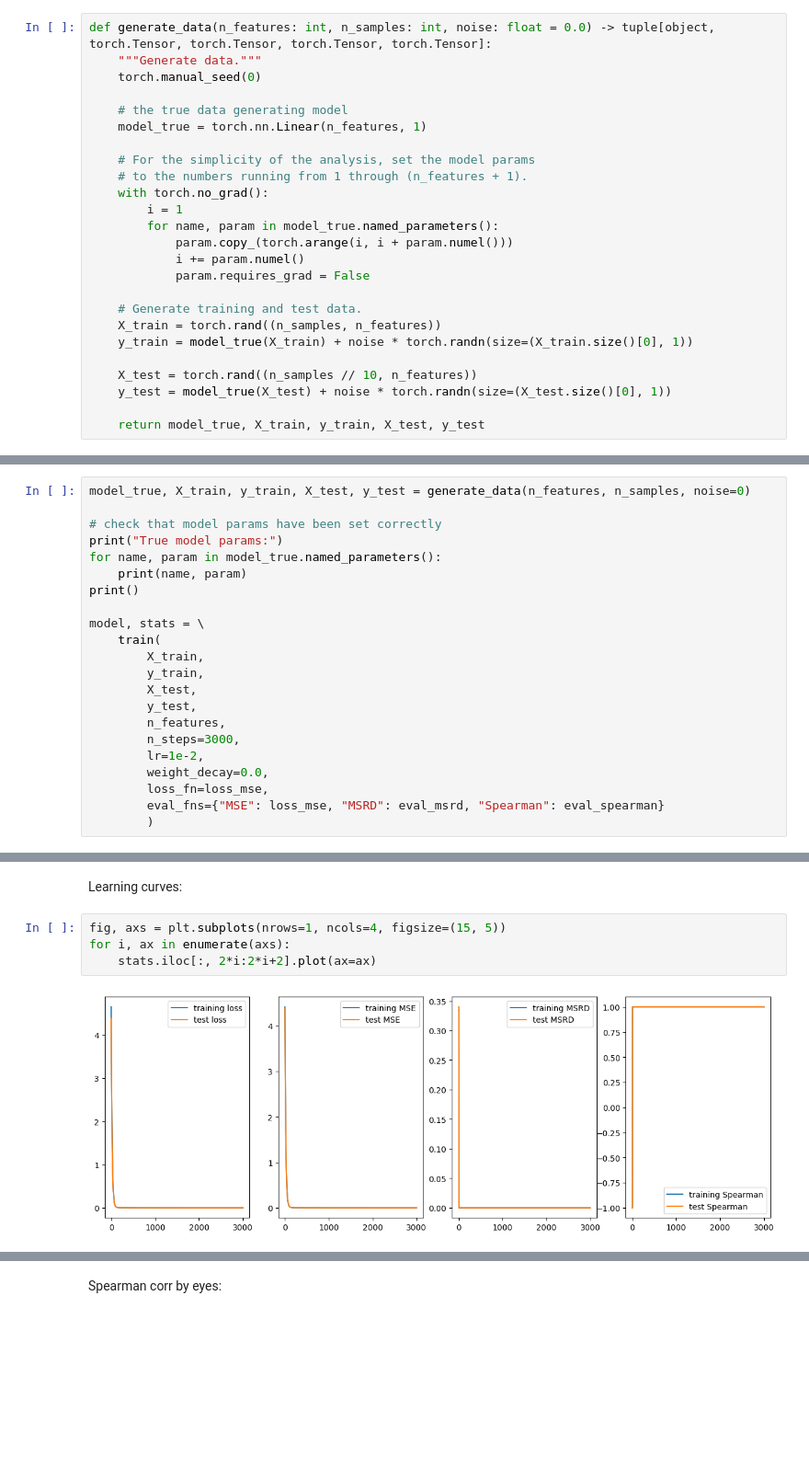
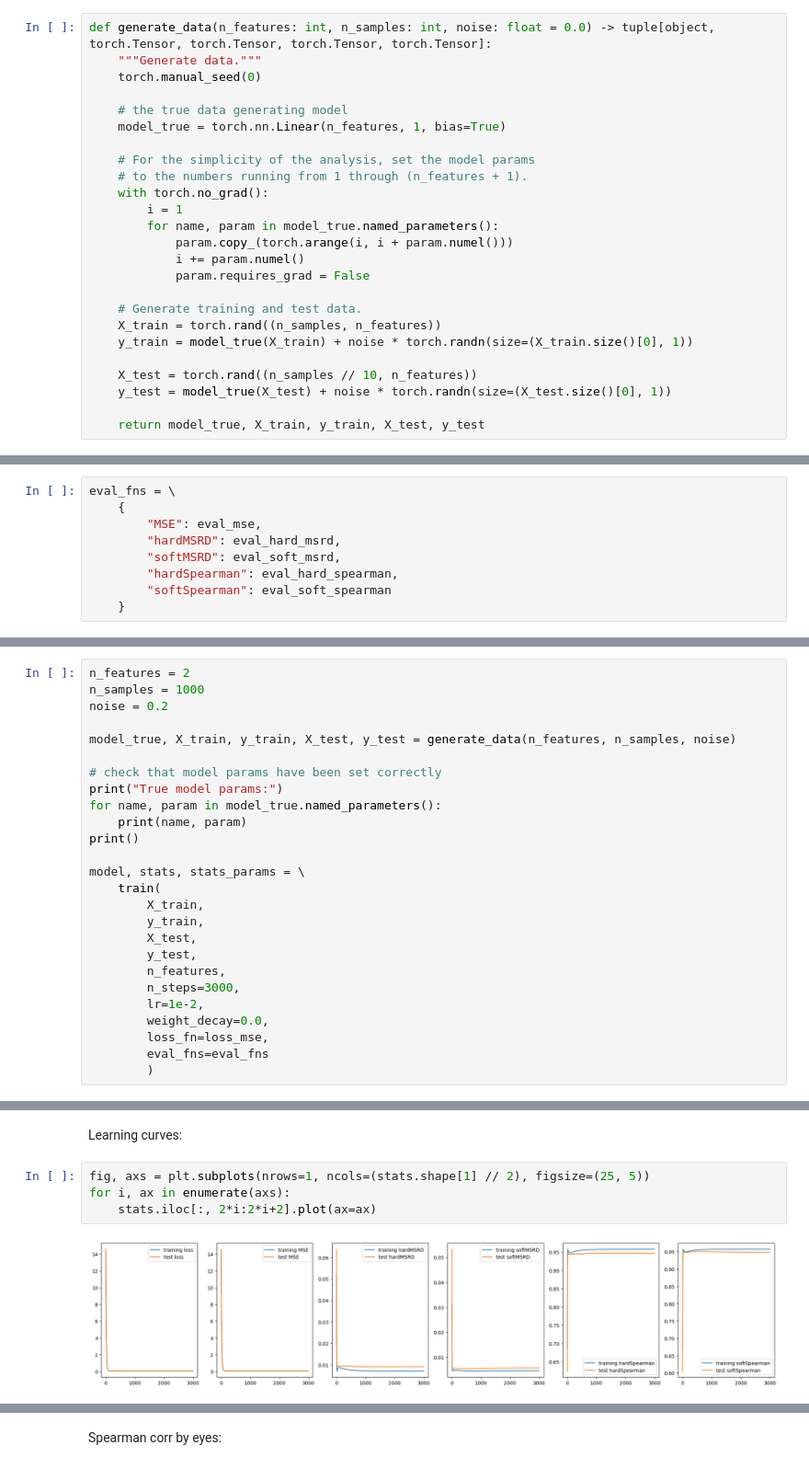
Before and after one commit to vcerchez/challenge-electricity-price, a Jupyter notebook: src/spearman_proxy_lr.ipynb, the cells around one changed output, grey strips where cells are left out. Shown at 92% size. Drawn from its saved outputs; the diff is of its cells as text; blank space fills up the shorter version.

```diff
--- a/src/spearman_proxy_lr.ipynb
+++ b/src/spearman_proxy_lr.ipynb
@@ -24,7 +18,7 @@ def generate_data(n_features: int, n_samples: int, noise: float = 0.0) -> tuple[
     torch.manual_seed(0)
 
     # the true data generating model
-    model_true = torch.nn.Linear(n_features, 1)
+    model_true = torch.nn.Linear(n_features, 1, bias=True)
 
     # For the simplicity of the analysis, set the model params
     # to the numbers running from 1 through (n_features + 1).
@@ -226,7 +267,20 @@ def eval_spearman(y: torch.Tensor, y_hat: torch.Tensor) -> torch.Tensor:
+# %%
+eval_fns = \
+    {
+        "MSE": eval_mse,
+        "hardMSRD": eval_hard_msrd,
+        "softMSRD": eval_soft_msrd,
+        "hardSpearman": eval_hard_spearman,
+        "softSpearman": eval_soft_spearman
+    }
 # %% [markdown]
 ## Objective: MSE, eval: MSE
 # %%
-model_true, X_train, y_train, X_test, y_test = generate_data(n_features, n_samples, noise=0)
+n_features = 2
+n_samples = 1000
+noise = 0.2
+
+model_true, X_train, y_train, X_test, y_test = generate_data(n_features, n_samples, noise)
 
 # check that model params have been set correctly
 print("True model params:")
@@ -234,7 +288,7 @@ for name, param in model_true.named_parameters():
     print(name, param)
 print()
 
-model, stats = \
+model, stats, stats_params = \
     train(
         X_train,
         y_train,
@@ -245,7 +299,7 @@ model, stats = \
         lr=1e-2,
         weight_decay=0.0,
         loss_fn=loss_mse,
-        eval_fns={"MSE": loss_mse, "MSRD": eval_msrd, "Spearman": eval_spearman}
+        eval_fns=eval_fns
         )
 # %% [output]
 True model params:
@@ -268,8 +322,8 @@ tensor([2.0022], requires_grad=True)
 # %% [markdown]
 Learning curves:
 # %%
-fig, axs = plt.subplots(nrows=1, ncols=4, figsize=(15, 5))
+fig, axs = plt.subplots(nrows=1, ncols=(stats.shape[1] // 2), figsize=(25, 5))
 for i, ax in enumerate(axs):
     stats.iloc[:, 2*i:2*i+2].plot(ax=ax)
 # %% [output]
-[figure, old version]
+[figure, new version]
```
Also changed, not shown: parts of 36 cells of this notebook, 3 other files.
